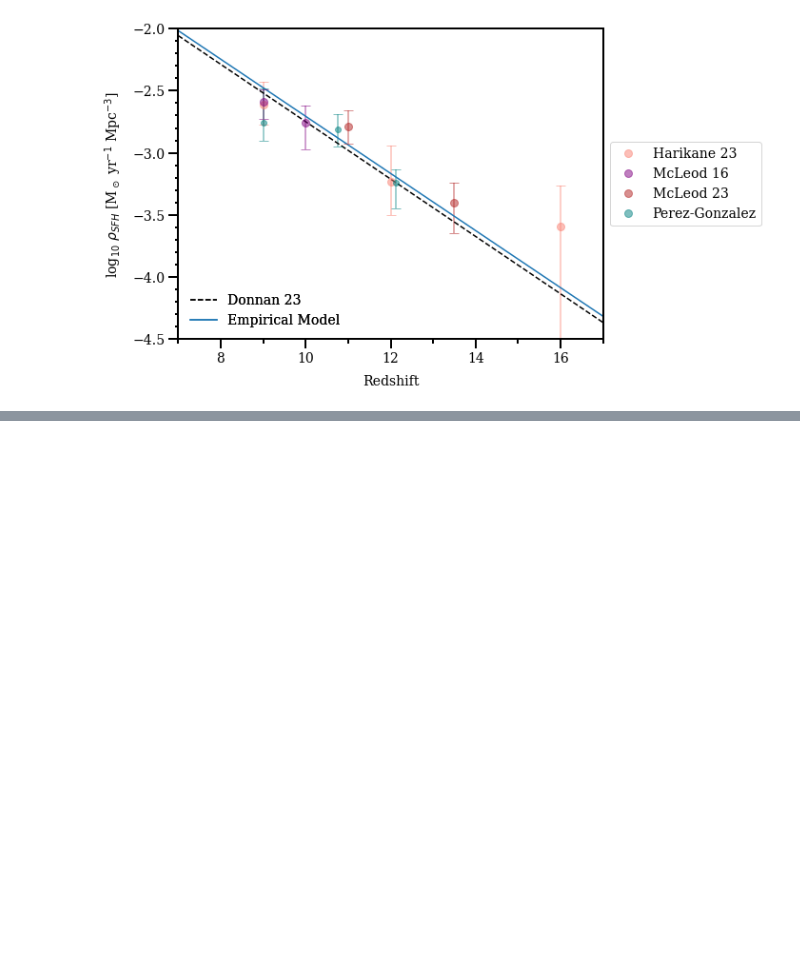
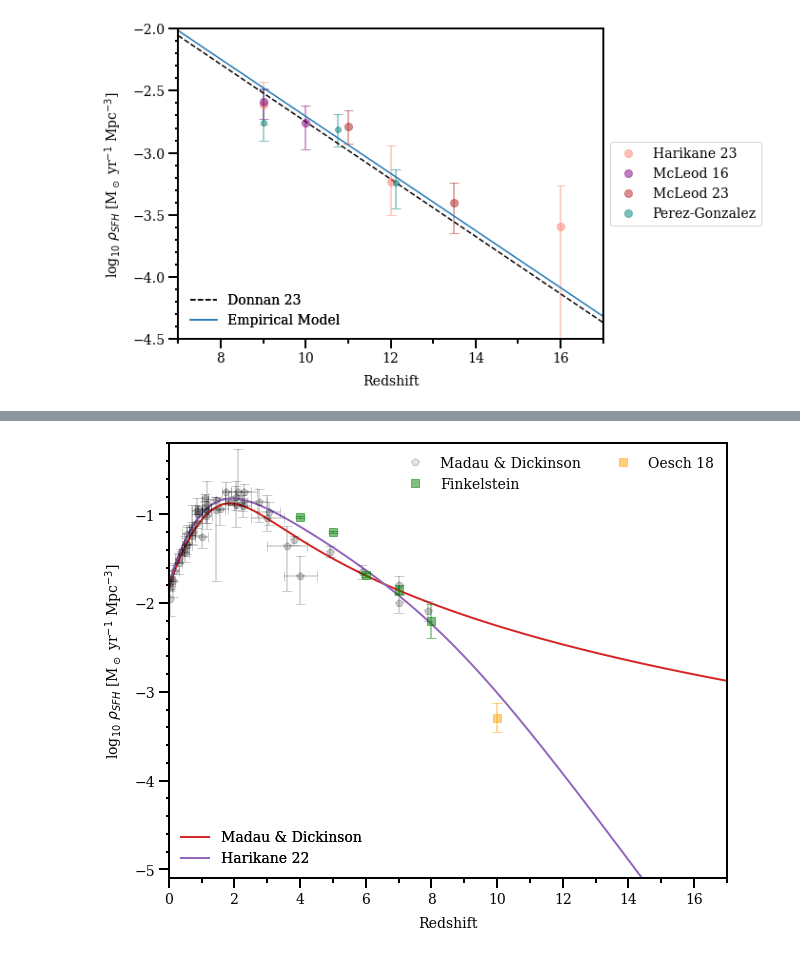
Before and after one commit to NicholaCharlton/Y4_Project, a Jupyter notebook: Dillon/Semester 2/Plotting/Data Plotting.ipynb, the cells around one changed output, grey strips where cells are left out. Saved outputs shown, nothing was run; the diff lists cells and outputs as text; code cells hidden in the pictures; blank space fills up the shorter version.

```diff
--- a/Dillon/Semester 2/Plotting/Data Plotting.ipynb
+++ b/Dillon/Semester 2/Plotting/Data Plotting.ipynb
@@ -348,0 +437,85 @@ Text(0.5, 0, 'Redshift')
+# %%
+fig = plt.figure(figsize=(10, 8))
+
+plt.plot(z, np.log10(M_D), color = '#d62728', label='Madau & Dickinson', lw = 2)
+plt.plot(z, np.log10(harikane), color = '#9467bd', label = 'Harikane 22', lw = 2)
+
+#plt. plot(z, np.log10(1 /(79 * (1+z)**(-3.82) + 1.5 * 10**(0.23*(1+z)) + 1.95 * 10**(-24*(1+z) - 5.85))), label = 'Empirical Model')
+
+
+plt.xlim(0, 17)
+plt.ylim(-5.1, -0.2)
+plt.ylabel(r"log$_{10}$ $\rho_{SFH}$ [M$_\odot$ yr$^{-1}$ Mpc$^{-3}$]", labelpad = 10)
+plt.xlabel('Redshift', labelpad=10)
+
+
+plt.errorbar(wyder_redshift, wyder_data, yerr=np.array([wyder_data_lower, wyder_data_upper]), xerr=np.array([wyder_z_lower, wyder_z_upper]), capsize=5, fmt='p', color='Black', label='Madau & Dickinson', alpha=0.2, markersize=8)
+plt.errorbar(schiminovich_redshift, schiminovich_data, yerr=schiminovich_errors, xerr=schiminovich_z, capsize=5, fmt='p', color='Black', alpha=0.2, markersize=8)
+plt.errorbar(robotham_redshift, robotham_data, yerr=np.array([robotham_data_lower, robotham_data_upper]), capsize = 5, fmt='p', color='Black', alpha=0.2, markersize=8)
+plt.errorbar(cucciati_redshift, cucciati_data, yerr=cucciati_errors, xerr=cucciati_z, capsize=5, fmt='p', color='Black', alpha=0.2, markersize=8)
+plt.errorbar(dahlen_redshift, dahlen_data, yerr=dahlen_errors, xerr=dahlen_z, capsize=5, fmt='p', color='Black', alpha=0.2, markersize=8)
+plt.errorbar(reddy_redshift, reddy_data, yerr=reddy_errors, xerr=reddy_z, capsize=5, fmt='p', color='Black', alpha=0.2, markersize=8)
+plt.errorbar(bouwens_redshift, bouwens_data, yerr=bouwens_errors, capsize=5, fmt='p', color='Black', alpha=0.2, markersize=8)
+plt.errorbar(schenker_redshift, schenker_data, yerr=schenker_errors, capsize=5, fmt='p', color='Black', alpha=0.2, markersize=8)
+
+plt.errorbar(sanders_redshift, sanders_data, yerr=sanders_errors, capsize=5, fmt='p', color='Black', alpha=0.2, markersize=8)
+plt.errorbar(takeuchi_redshift, takeuchi_data, yerr=takeuchi_errors, capsize=5, fmt='p', color='Black', alpha=0.2, markersize=8)
+plt.errorbar(magnelli11_redshift, magnelli11_data, yerr=magnelli11_errors, xerr=magnelli11_z, capsize=5, fmt='p', color='Black', alpha=0.2, markersize=8)
+plt.errorbar(magnelli13_redshift, magnelli13_data, yerr=magnelli13_errors, xerr=magnelli13_z, capsize=5, fmt='p', color='Black', alpha=0.2, markersize=8)
+plt.errorbar(gruppioni_redshift, gruppioni_data, yerr=gruppioni_errors, xerr=gruppioni_z, capsize=5, fmt='p', color='Black', alpha=0.2, markersize=8)
+
+
+plt.errorbar(finkelstein_redshift, finkelstein_data_dc, yerr = finkelstein_obs_errors, capsize = 5, fmt='s', label = 'Finkelstein', color = 'green', alpha = 0.5, markersize = 8)
+plt.errorbar(oesch18_redshift, oesch18_data, yerr = np.array([oesch18_data_lower, oesch18_data_upper]), fmt = 's', label = 'Oesch 18', color = 'orange', capsize = 5, alpha = 0.5, markersize = 8)
+
+plt.gca().yaxis.set_tick_params(which='major', size=10, width=2, direction='out', right=True)
+plt.gca().yaxis.set_tick_params(which='minor', size=3, width=2, direction='out', right=True)
+plt.gca().yaxis.set_tick_params(which='both', right=False)
+minor_locator = ticker.MultipleLocator(0.2)
+plt.gca().yaxis.set_minor_locator(minor_locator)
+
+plt.gca().xaxis.set_tick_params(which='major', size=10, width=2, direction='out')
+plt.gca().xaxis.set_tick_params(which='minor', size=5, width=2, direction='out')
+plt.gca().xaxis.set_tick_params(which='both')
+major_locator_x = ticker.MultipleLocator(2)
+plt.gca().xaxis.set_major_locator(major_locator_x)
+minor_locator_x = ticker.MultipleLocator(1)
+plt.gca().xaxis.set_minor_locator(minor_locator_x)
+
+#plt.errorbar(harikane_redshift, harikane_data, yerr = harikane_errors, capsize = 5, fmt='o', label = 'Harikane', color = 'salmon', alpha = 0.5, markersize = 8)
+#plt.errorbar(mcleod23_redshift, mcleod23_data, yerr = np.array([mcleod23_data_lower, mcleod23_data_upper]), color = 'firebrick', alpha = 0.5, fmt = 'o', capsize = 5, label = 'McLeod 23', markersize = 8)
+#plt.errorbar(mcleod23_tent_redshift, mcleod23_tent_data, yerr = np.array([mcleod23_tent_data_lower, mcleod23_tent_data_upper]), color = 'firebrick', alpha = 0.5, fmt = 'o', capsize = 5, label = 'McLeod 23 (T)', markersize = 8)
+#plt.errorbar(pg23_redshift, pg23_data, yerr = np.array([pg23_data_lower, pg23_data_upper]), color = 'teal', alpha = 0.5, fmt = 'o', capsize = 5, label = 'Perez-Gonzalez')
+#plt.errorbar(mcleod16_redshift, mcleod16_data, yerr = np.array([mcleod16_data_lower, mcleod16_data_upper]), color = 'purple', alpha = 0.5, fmt = 'o', capsize = 5, label = 'McLeod 16', markersize = 8)
+
+
+legend_elements_errorbar = [
+    plt.Line2D([0], [0], marker='p', linestyle = '', color='black', markerfacecolor='grey', markersize=8, alpha = 0.2, label='Madau & Dickinson'),
+    plt.Line2D([0], [0], marker='s', linestyle = '', color='green', markerfacecolor='green', alpha = 0.5, markersize=8, label='Finkelstein'),
+    plt.Line2D([0], [0], marker='s', linestyle = '', color='orange', markerfacecolor='orange', alpha = 0.5, markersize=8, label='Oesch 18'),
+    #plt.Line2D([0], [0], marker='o', linestyle = '', color='salmon', markerfacecolor='salmon', alpha = 0.5, markersize=8, label='Harikane 23'),
+    #plt.Line2D([0], [0], marker='o', linestyle = '', color='purple', markerfacecolor='purple', alpha = 0.5, markersize=8, label='McLeod 16'),
+    #plt.Line2D([0], [0], marker='o', linestyle = '', color='firebrick', markerfacecolor='firebrick', alpha = 0.5, markersize=8, label='McLeod 23'),
+    #plt.Line2D([0], [0], marker='o', linestyle = '', color='teal', markerfacecolor='teal', alpha = 0.5, markersize=8, label='Perez-Gonzalez'),
+
+]
+
+#legend_errorbar = plt.legend(handles=legend_elements_errorbar, loc='center left', bbox_to_anchor=(1, 0.5))
+legend_errorbar = plt.legend(handles=legend_elements_errorbar, loc='upper right', ncol=2, frameon = False)
+
+
+plt.gca().add_artist(legend_errorbar)
+
+
+legend_elements_dataset = [
+    plt.Line2D([0], [0], marker='p', color='black', markerfacecolor='black', markersize=8, alpha = 0.2, label='Madau & Dickinson'),
+    plt.Line2D([0], [0], marker='s', color='black', markerfacecolor='w', markersize=8, label='Harikane'),
+    plt.Line2D([0], [0], marker='o', color='black', markerfacecolor='w', markersize=8, label='High z'),
+]
+
+legend_curves = plt.legend(frameon = False, loc='lower left', labels=['Madau & Dickinson', 'Harikane 22'])
+plt.gca().add_artist(legend_curves)
+
+plt.savefig('/Users/dillon/Desktop/Data Plot2')
+# %% [output]
+[figure, added]
```
Also changed, not shown: parts of 8 cells of this notebook.
